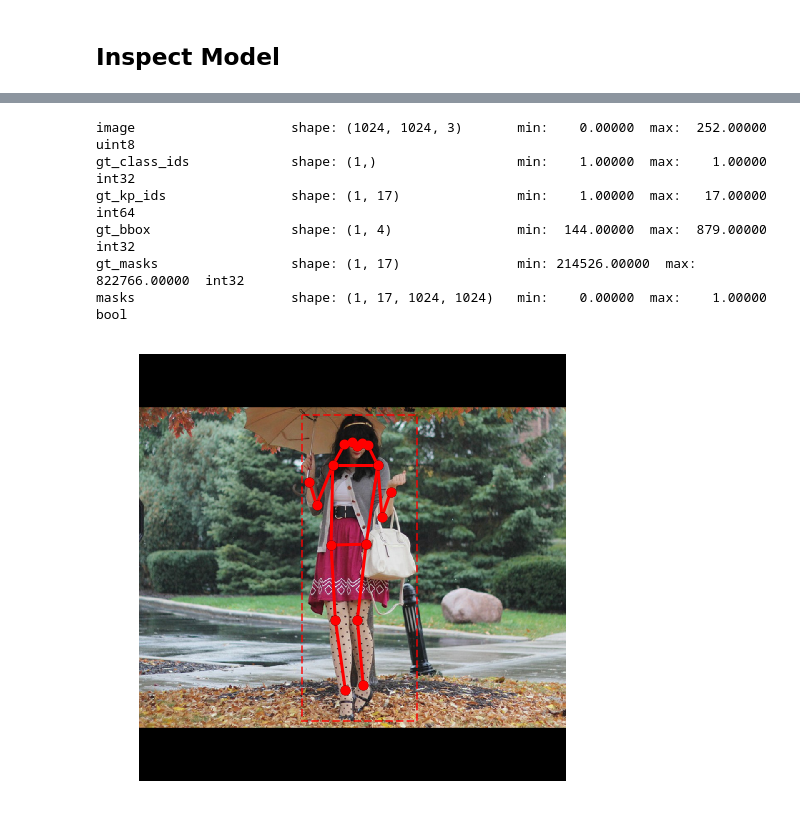
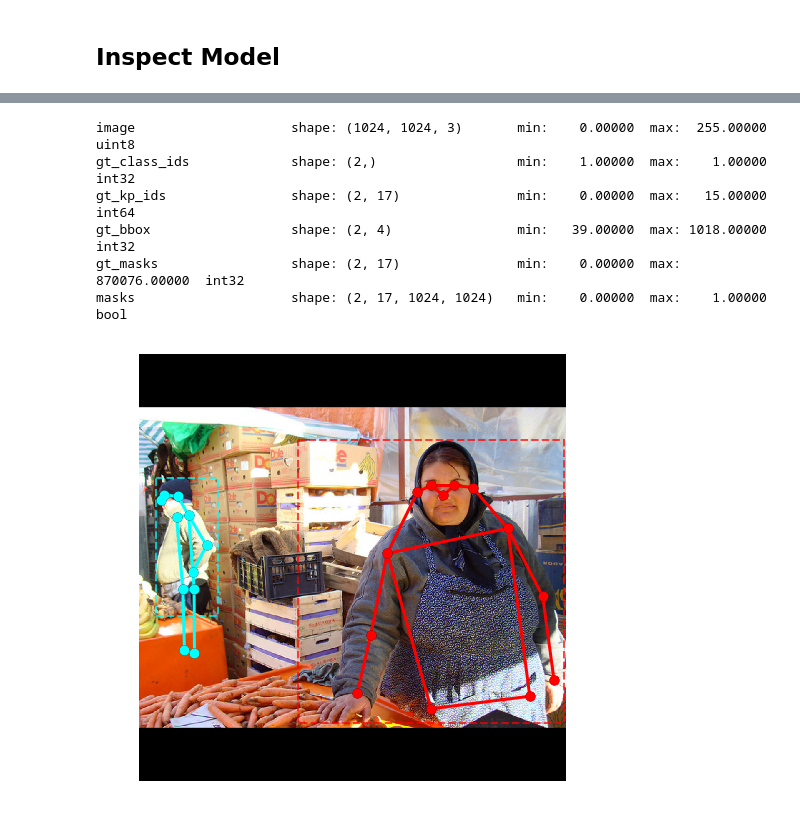
Before and after one commit to bitsauce/Keypoint_RCNN, a Jupyter notebook: keypoints_train.ipynb, the cells around one changed output, grey strips where cells are left out. Saved outputs shown, nothing was run; the diff lists cells and outputs as text; code cells hidden in the pictures.

```diff
--- a/keypoints_train.ipynb
+++ b/keypoints_train.ipynb
@@ -500,32 +382,32 @@ Loading weights from  /datasets/home/78/378/cs252cas/Pose_RCNN/logs/coco_keypoin
 # %%
 importlib.reload(visualize)
 
 # Load a test image
-image_id = dataset_val.image_ids[10]
+image_id = random.choice(dataset_val.image_ids)#[10]
 
 # Get ground truth masks and bboxes
 image, image_meta, gt_class_ids, gt_kp_ids, gt_bbox, gt_kp_masks = \
     modellib.load_image_gt(dataset_val, inference_config, image_id)
 masks = utils.sparse_to_dense_masks(gt_kp_masks, image.shape)
 
 log("image", image)
 log("gt_class_ids", gt_class_ids)
 log("gt_kp_ids", gt_kp_ids)
 log("gt_bbox", gt_bbox)
 log("gt_masks", gt_kp_masks)
 log("masks", masks)
 
 visualize.display_keypoints(image, gt_bbox, masks, gt_kp_ids,
                             skeleton=dataset_train.skeleton,
                             figsize=(8, 8))
 # %% [output]
-image                    shape: (1024, 1024, 3)       min:    0.00000  max:  252.00000  uint8
-gt_class_ids             shape: (1,)                  min:    1.00000  max:    1.00000  int32
-gt_kp_ids                shape: (1, 17)               min:    1.00000  max:   17.00000  int64
-gt_bbox                  shape: (1, 4)                min:  144.00000  max:  879.00000  int32
-gt_masks                 shape: (1, 17)               min: 214526.00000  max: 822766.00000  int32
-masks                    shape: (1, 17, 1024, 1024)   min:    0.00000  max:    1.00000  bool
+image                    shape: (1024, 1024, 3)       min:    0.00000  max:  255.00000  uint8
+gt_class_ids             shape: (2,)                  min:    1.00000  max:    1.00000  int32
+gt_kp_ids                shape: (2, 17)               min:    0.00000  max:   15.00000  int64
+gt_bbox                  shape: (2, 4)                min:   39.00000  max: 1018.00000  int32
+gt_masks                 shape: (2, 17)               min:    0.00000  max: 870076.00000  int32
+masks                    shape: (2, 17, 1024, 1024)   min:    0.00000  max:    1.00000  bool
-[figure, old version]
+[figure, new version]
 # %%
 importlib.reload(modellib)
 
```
Also changed, not shown: parts of 7 cells of this notebook, 1 other file.
